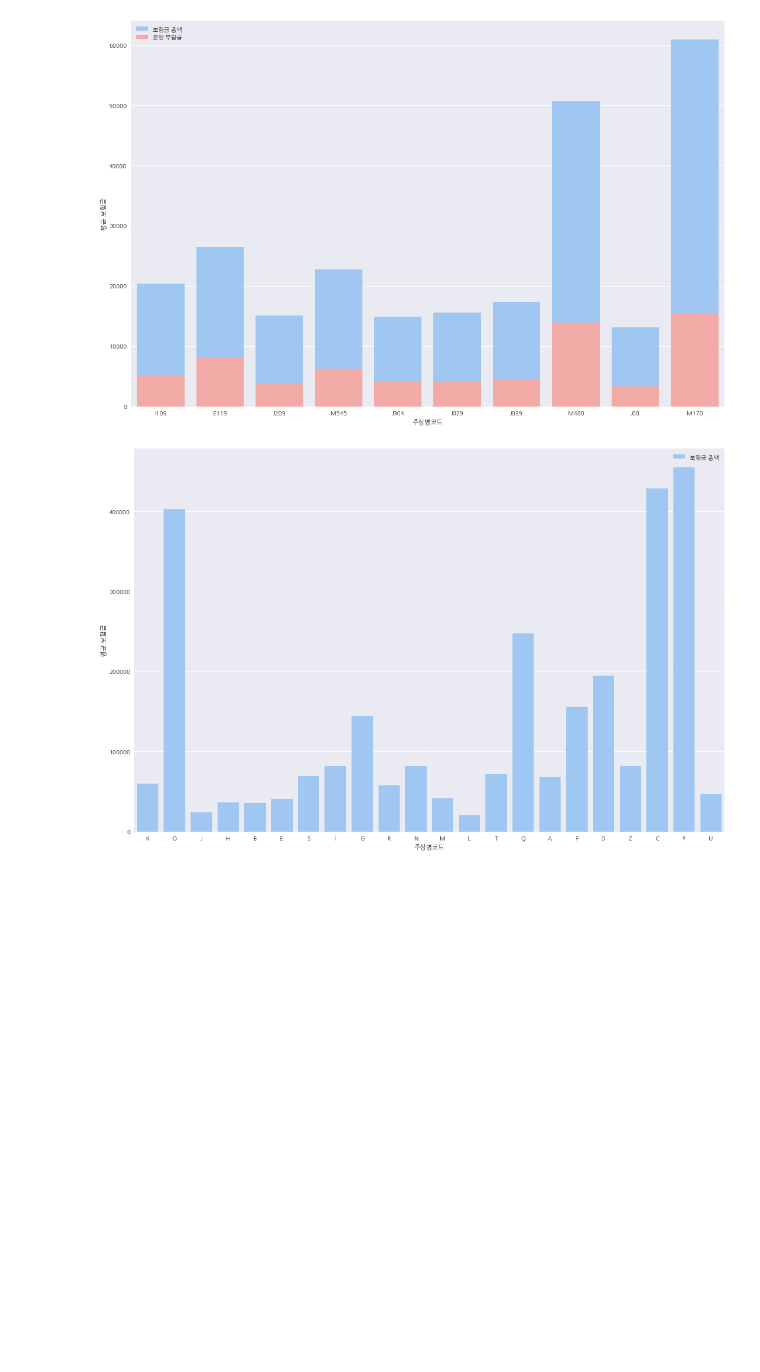
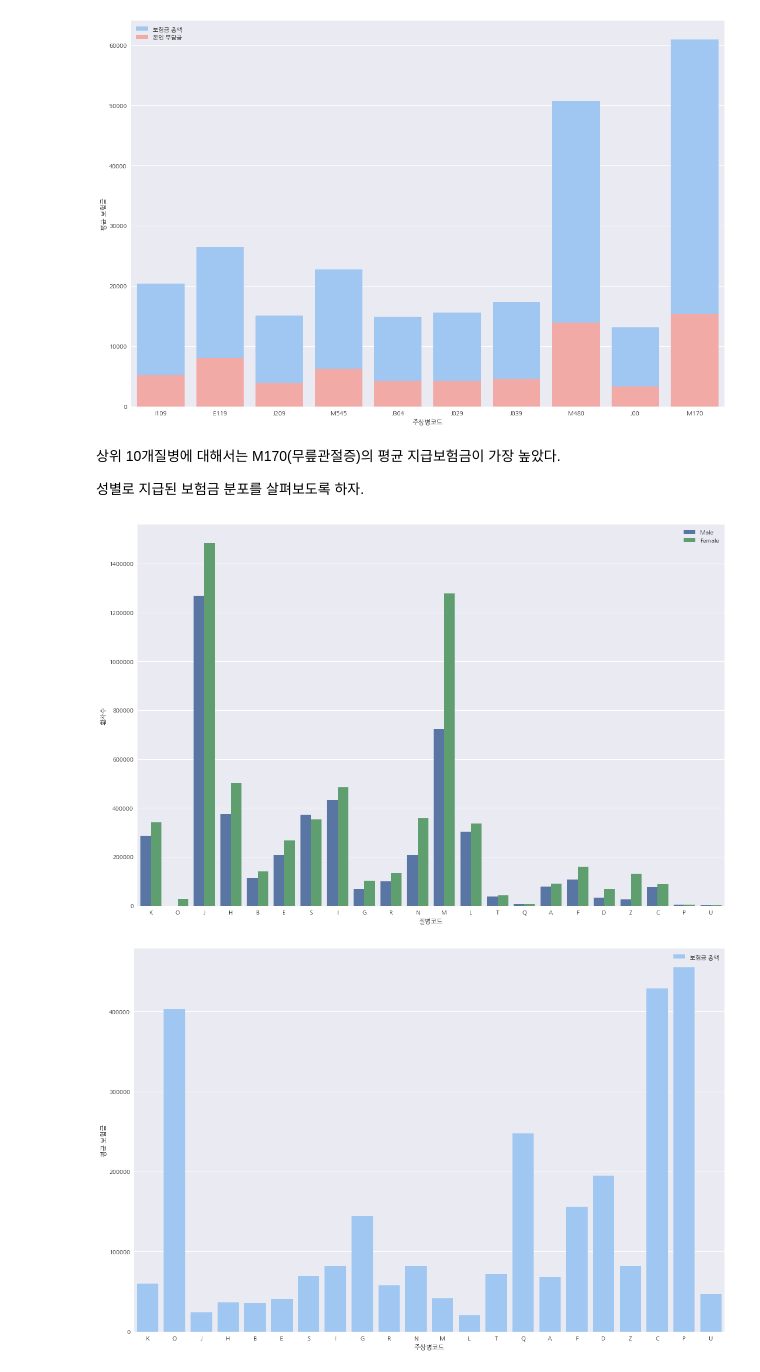
Before and after one commit to yolo0220/National_Health_Insurance_Sharing_Service_Project, a Jupyter notebook: Exploratory_Data_Analysis.ipynb, the cells around one changed output. Cells and saved outputs as stored; diff of their text form; code cells hidden in the pictures; blank space fills up the shorter version.

```diff
--- a/Exploratory_Data_Analysis.ipynb
+++ b/Exploratory_Data_Analysis.ipynb
@@ -344,6 +360,19 @@ plt.ylabel("평균 보험금")
 plt.show()
 # %% [output]
 [figure]
+# %% [markdown]
+상위 10개질병에 대해서는 M170(무릎관절증)의 평균 지급보험금이 가장 높았다.
+
+성별로 지급된 보험금 분포를 살펴보도록 하자.
+# %%
+plt.figure(figsize=(18,12))
+sns.countplot(x="MAIN_SICK_CODE", hue="SEX", data=t20)
+plt.legend(["Male", "Female"])
+plt.xlabel("질병코드")
+plt.ylabel("환자수")
+plt.show()
+# %% [output]
+[figure, added]
 # %%
 # MAIN_SICK / Insured CLAIM
 plt.figure(figsize=(18,12))
```
Also changed, not shown: parts of 18 cells of this notebook.
